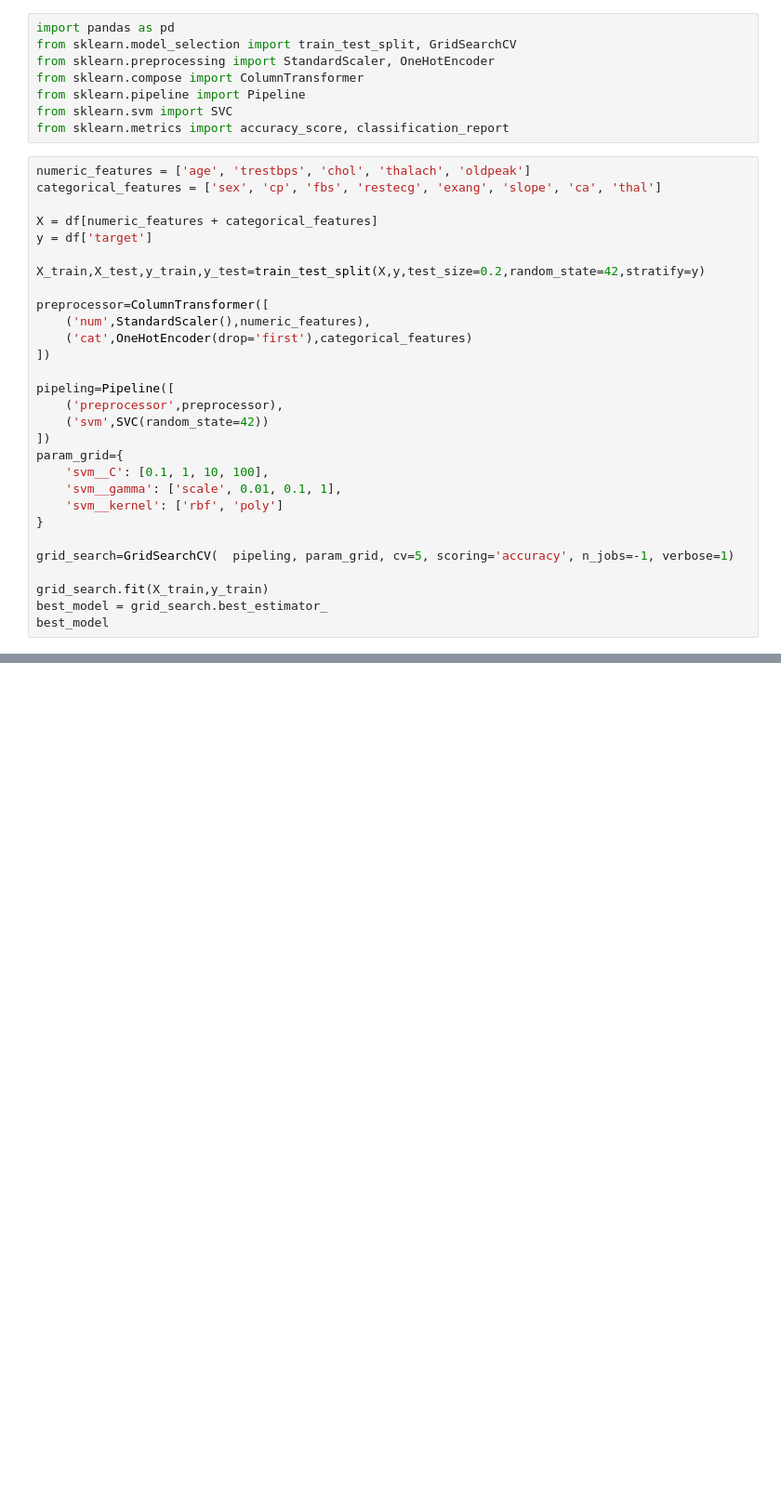
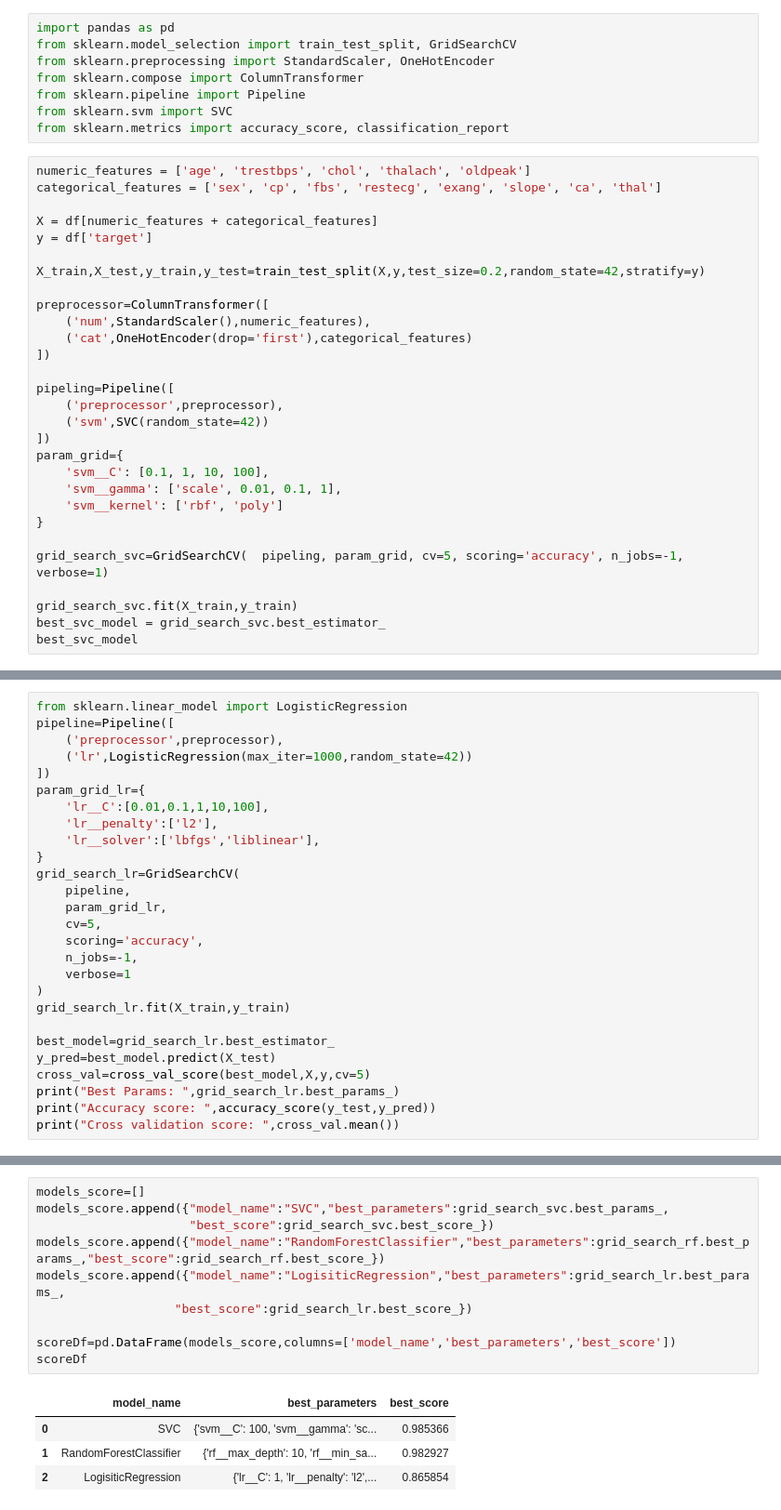
Before and after one commit to prasannashrestha011/ML_exercises, a Jupyter notebook: Heart_Disease_Analysis.ipynb, the cells around one changed output, grey strips where cells are left out. Shown at 93% size. Drawn from its saved outputs; the diff is of its cells as text; blank space fills up the shorter version.

Commit message:
rendered score report for each alogirthms

```diff
--- a/Heart_Disease_Analysis.ipynb
+++ b/Heart_Disease_Analysis.ipynb
@@ -188,8 +253,8 @@ param_grid={
     'svm__kernel': ['rbf', 'poly']
 }
 
-grid_search=GridSearchCV(  pipeling, param_grid, cv=5, scoring='accuracy', n_jobs=-1, verbose=1)
+grid_search_svc=GridSearchCV(  pipeling, param_grid, cv=5, scoring='accuracy', n_jobs=-1, verbose=1)
 
-grid_search.fit(X_train,y_train)
-best_model = grid_search.best_estimator_
-best_model
+grid_search_svc.fit(X_train,y_train)
+best_svc_model = grid_search_svc.best_estimator_
+best_svc_model
@@ -249,0 +357,27 @@ print("Cross validation score",scores.mean())
+# %%
+from sklearn.linear_model import LogisticRegression
+pipeline=Pipeline([
+    ('preprocessor',preprocessor),
+    ('lr',LogisticRegression(max_iter=1000,random_state=42))
+])
+param_grid_lr={
+    'lr__C':[0.01,0.1,1,10,100],
+    'lr__penalty':['l2'],
+    'lr__solver':['lbfgs','liblinear'],
+}
+grid_search_lr=GridSearchCV(
+    pipeline,
+    param_grid_lr,
+    cv=5,
+    scoring='accuracy',
+    n_jobs=-1,
+    verbose=1
+)
+grid_search_lr.fit(X_train,y_train)
+
+best_model=grid_search_lr.best_estimator_
+y_pred=best_model.predict(X_test)
+cross_val=cross_val_score(best_model,X,y,cv=5)
+print("Best Params: ",grid_search_lr.best_params_)
+print("Accuracy score: ",accuracy_score(y_test,y_pred))
+print("Cross validation score: ",cross_val.mean())
@@ -249,0 +389,15 @@ print("Cross validation score",scores.mean())
+# %%
+models_score=[]
+models_score.append({"model_name":"SVC","best_parameters":grid_search_svc.best_params_,
+                     "best_score":grid_search_svc.best_score_})
+models_score.append({"model_name":"RandomForestClassifier","best_parameters":grid_search_rf.best_params_,"best_score":grid_search_rf.best_score_})
+models_score.append({"model_name":"LogisiticRegression","best_parameters":grid_search_lr.best_params_,
+                   "best_score":grid_search_lr.best_score_})
+
+scoreDf=pd.DataFrame(models_score,columns=['model_name','best_parameters','best_score'])
+scoreDf
+# %% [output]
+|  | model_name | best_parameters | best_score |
+| 0 | SVC | {'svm__C': 100, 'svm__gamma': 'sc... | 0.985366 |
+| 1 | RandomForestClassifier | {'rf__max_depth': 10, 'rf__min_sa... | 0.982927 |
+| 2 | LogisiticRegression | {'lr__C': 1, 'lr__penalty': 'l2',... | 0.865854 |
```
Also changed, not shown: parts of 24 cells of this notebook.
